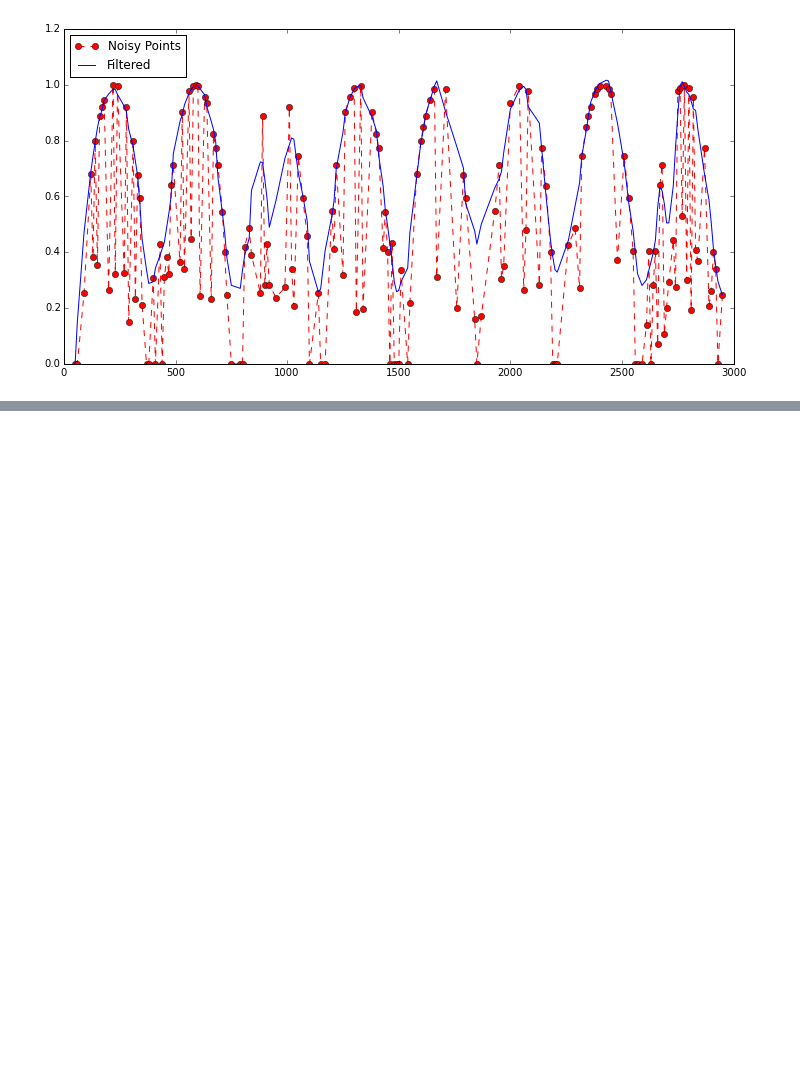
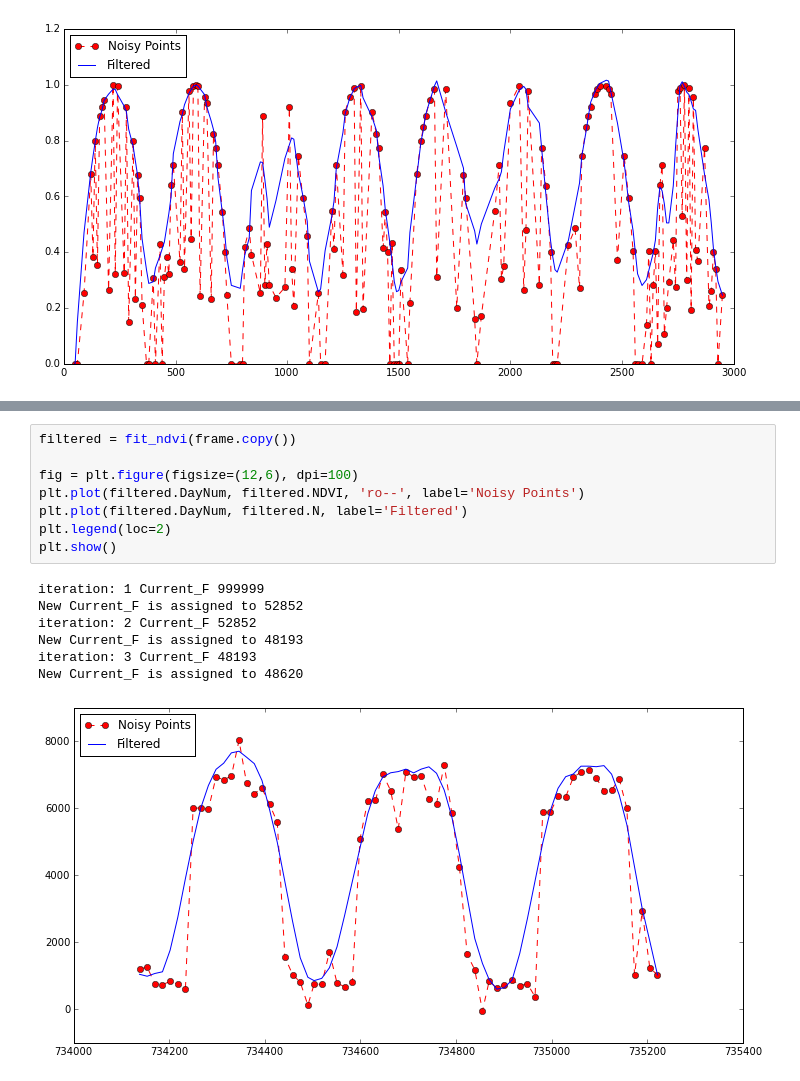
Before and after one commit to KolesovDmitry/remote_sensing, a Jupyter notebook: NDVI filtering by Savitzky-Golay.ipynb, the cells around one changed output, grey strips where cells are left out. Drawn from its saved outputs; the diff is of its cells as text; blank space fills up the shorter version.

```diff
--- a/NDVI filtering by Savitzky-Golay.ipynb
+++ b/NDVI filtering by Savitzky-Golay.ipynb
@@ -733,0 +794,16 @@ New Current_F is assigned to 19.829830249
+# %%
+filtered = fit_ndvi(frame.copy())
+
+fig = plt.figure(figsize=(12,6), dpi=100)
+plt.plot(filtered.DayNum, filtered.NDVI, 'ro--', label='Noisy Points')
+plt.plot(filtered.DayNum, filtered.N, label='Filtered')
+plt.legend(loc=2)
+plt.show()
+# %% [output]
+iteration: 1 Current_F 999999
+New Current_F is assigned to 52852
+iteration: 2 Current_F 52852
+New Current_F is assigned to 48193
+iteration: 3 Current_F 48193
+New Current_F is assigned to 48620
+[figure, added]
```
Also changed, not shown: parts of 11 cells of this notebook.
